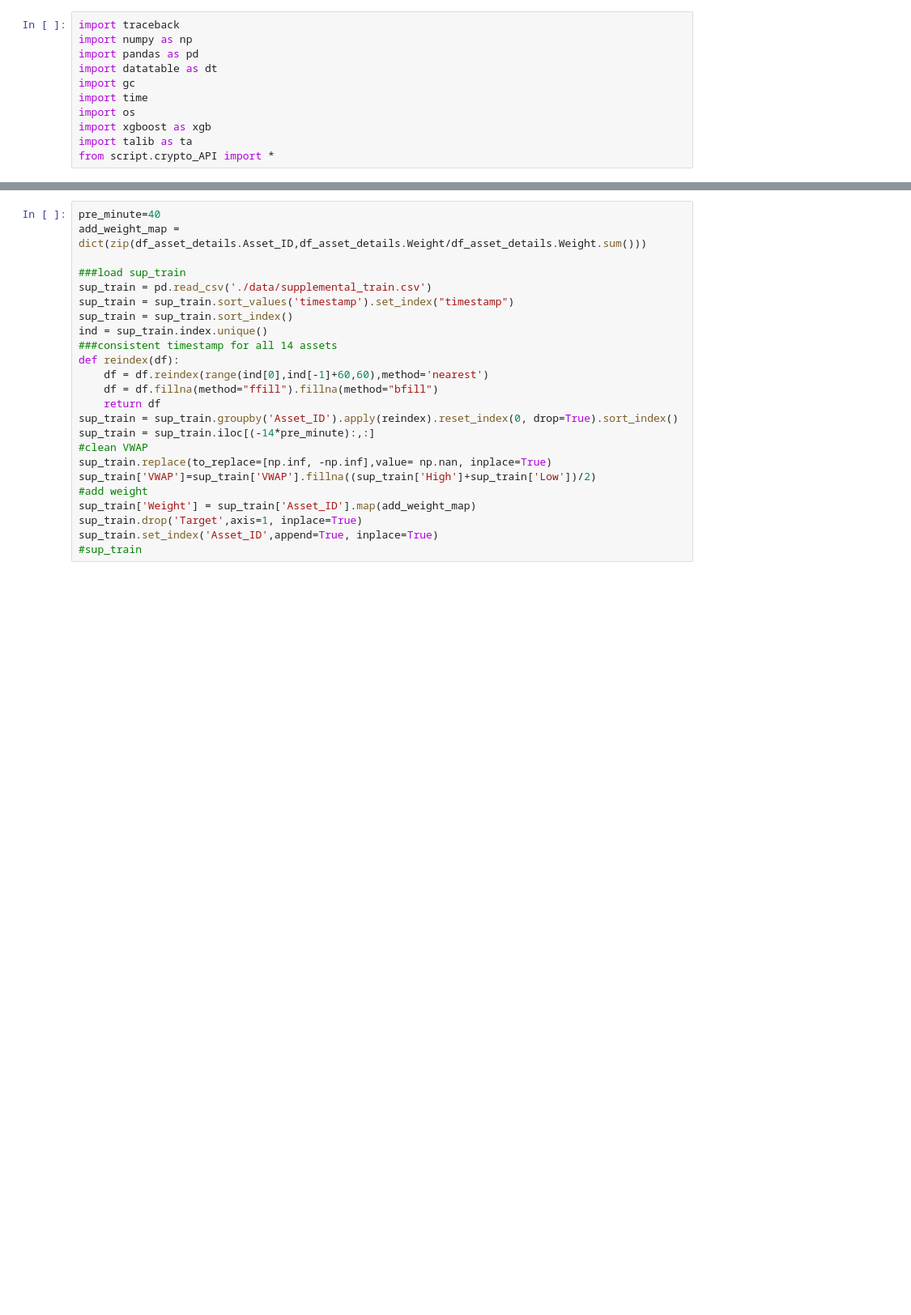
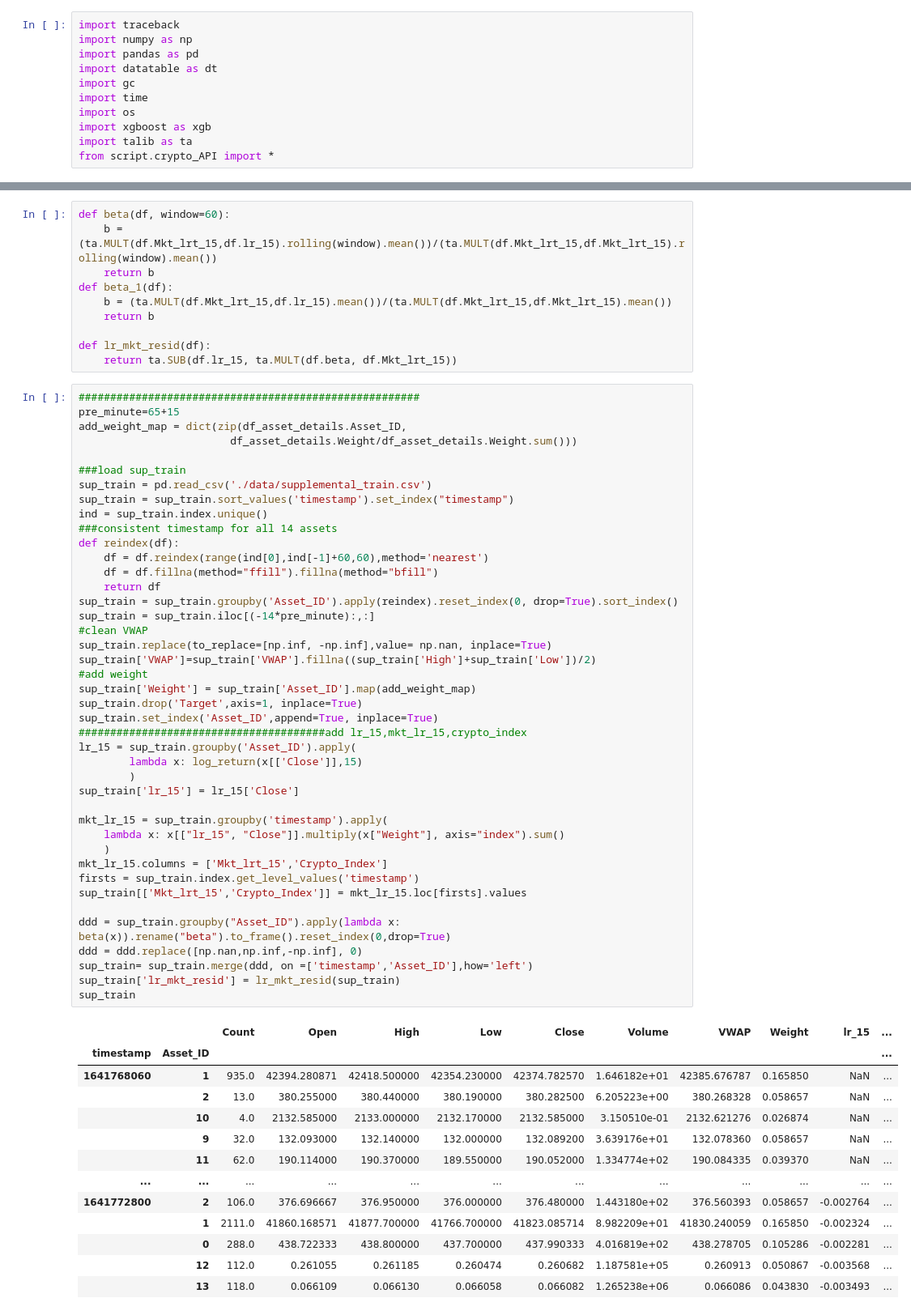
Before and after one commit to 123mitnik/Crypto_Forecasting_kaggle, a Jupyter notebook: crypto-xgb-api.ipynb, the cells around one changed output, grey strips where cells are left out. Shown at 81% size. Saved outputs shown, nothing was run; the diff lists cells and outputs as text; blank space fills up the shorter version.

```diff
--- a/crypto-xgb-api.ipynb
+++ b/crypto-xgb-api.ipynb
@@ -92,24 +108,66 @@ xgb.plot_importance(models[13],height=0.8)
+# %%
+def beta(df, window=60):
+    b = (ta.MULT(df.Mkt_lrt_15,df.lr_15).rolling(window).mean())/(ta.MULT(df.Mkt_lrt_15,df.Mkt_lrt_15).rolling(window).mean())
+    return b
+def beta_1(df):
+    b = (ta.MULT(df.Mkt_lrt_15,df.lr_15).mean())/(ta.MULT(df.Mkt_lrt_15,df.Mkt_lrt_15).mean())
+    return b
+
+def lr_mkt_resid(df):
+    return ta.SUB(df.lr_15, ta.MULT(df.beta, df.Mkt_lrt_15))
 # %%
-pre_minute=40
-add_weight_map = dict(zip(df_asset_details.Asset_ID,df_asset_details.Weight/df_asset_details.Weight.sum()))
+######################################################
+pre_minute=65+15
+add_weight_map = dict(zip(df_asset_details.Asset_ID,
+                        df_asset_details.Weight/df_asset_details.Weight.sum()))
 
 ###load sup_train
 sup_train = pd.read_csv('./data/supplemental_train.csv')
 sup_train = sup_train.sort_values('timestamp').set_index("timestamp")
-sup_train = sup_train.sort_index()
 ind = sup_train.index.unique()
 ###consistent timestamp for all 14 assets
 def reindex(df):
     df = df.reindex(range(ind[0],ind[-1]+60,60),method='nearest')
     df = df.fillna(method="ffill").fillna(method="bfill")
     return df
 sup_train = sup_train.groupby('Asset_ID').apply(reindex).reset_index(0, drop=True).sort_index()
 sup_train = sup_train.iloc[(-14*pre_minute):,:]
 #clean VWAP
 sup_train.replace(to_replace=[np.inf, -np.inf],value= np.nan, inplace=True)
 sup_train['VWAP']=sup_train['VWAP'].fillna((sup_train['High']+sup_train['Low'])/2)
 #add weight
 sup_train['Weight'] = sup_train['Asset_ID'].map(add_weight_map)
 sup_train.drop('Target',axis=1, inplace=True)
 sup_train.set_index('Asset_ID',append=True, inplace=True)
-#sup_train
+#######################################add lr_15,mkt_lr_15,crypto_index
+lr_15 = sup_train.groupby('Asset_ID').apply(
+        lambda x: log_return(x[['Close']],15)
+        )
+sup_train['lr_15'] = lr_15['Close']
+
+mkt_lr_15 = sup_train.groupby('timestamp').apply(
+    lambda x: x[["lr_15", "Close"]].multiply(x["Weight"], axis="index").sum()
+    )
+mkt_lr_15.columns = ['Mkt_lrt_15','Crypto_Index']
+firsts = sup_train.index.get_level_values('timestamp')
+sup_train[['Mkt_lrt_15','Crypto_Index']] = mkt_lr_15.loc[firsts].values
+
+ddd = sup_train.groupby("Asset_ID").apply(lambda x: beta(x)).rename("beta").to_frame().reset_index(0,drop=True)
+ddd = ddd.replace([np.nan,np.inf,-np.inf], 0)
+sup_train= sup_train.merge(ddd, on =['timestamp','Asset_ID'],how='left')
+sup_train['lr_mkt_resid'] = lr_mkt_resid(sup_train)
+sup_train
+# %% [output]
+|  |  | Count | Open | High | Low | Close | Volume | VWAP | Weight | lr_15 | ... |
+| timestamp | Asset_ID |  |  |  |  |  |  |  |  |  | ... |
+| 1641768060 | 1 | 935.0 | 42394.280871 | 42418.500000 | 42354.230000 | 42374.782570 | 1.646182e+01 | 42385.676787 | 0.165850 | NaN | ... |
+|  | 2 | 13.0 | 380.255000 | 380.440000 | 380.190000 | 380.282500 | 6.205223e+00 | 380.268328 | 0.058657 | NaN | ... |
+|  | 10 | 4.0 | 2132.585000 | 2133.000000 | 2132.170000 | 2132.585000 | 3.150510e-01 | 2132.621276 | 0.026874 | NaN | ... |
+|  | 9 | 32.0 | 132.093000 | 132.140000 | 132.000000 | 132.089200 | 3.639176e+01 | 132.078360 | 0.058657 | NaN | ... |
+|  | 11 | 62.0 | 190.114000 | 190.370000 | 189.550000 | 190.052000 | 1.334774e+02 | 190.084335 | 0.039370 | NaN | ... |
+| ... | ... | ... | ... | ... | ... | ... | ... | ... | ... | ... | ... |
+| 1641772800 | 2 | 106.0 | 376.696667 | 376.950000 | 376.000000 | 376.480000 | 1.443180e+02 | 376.560393 | 0.058657 | -0.002764 | ... |
+|  | 1 | 2111.0 | 41860.168571 | 41877.700000 | 41766.700000 | 41823.085714 | 8.982209e+01 | 41830.240059 | 0.165850 | -0.002324 | ... |
+|  | 0 | 288.0 | 438.722333 | 438.800000 | 437.700000 | 437.990333 | 4.016819e+02 | 438.278705 | 0.105286 | -0.002281 | ... |
+|  | 12 | 112.0 | 0.261055 | 0.261185 | 0.260474 | 0.260682 | 1.187581e+05 | 0.260913 | 0.050867 | -0.003568 | ... |
+|  | 13 | 118.0 | 0.066109 | 0.066130 | 0.066058 | 0.066082 | 1.265238e+06 | 0.066086 | 0.043830 | -0.003493 | ... |
```
Also changed, not shown: parts of 14 cells of this notebook, 2 other files.
